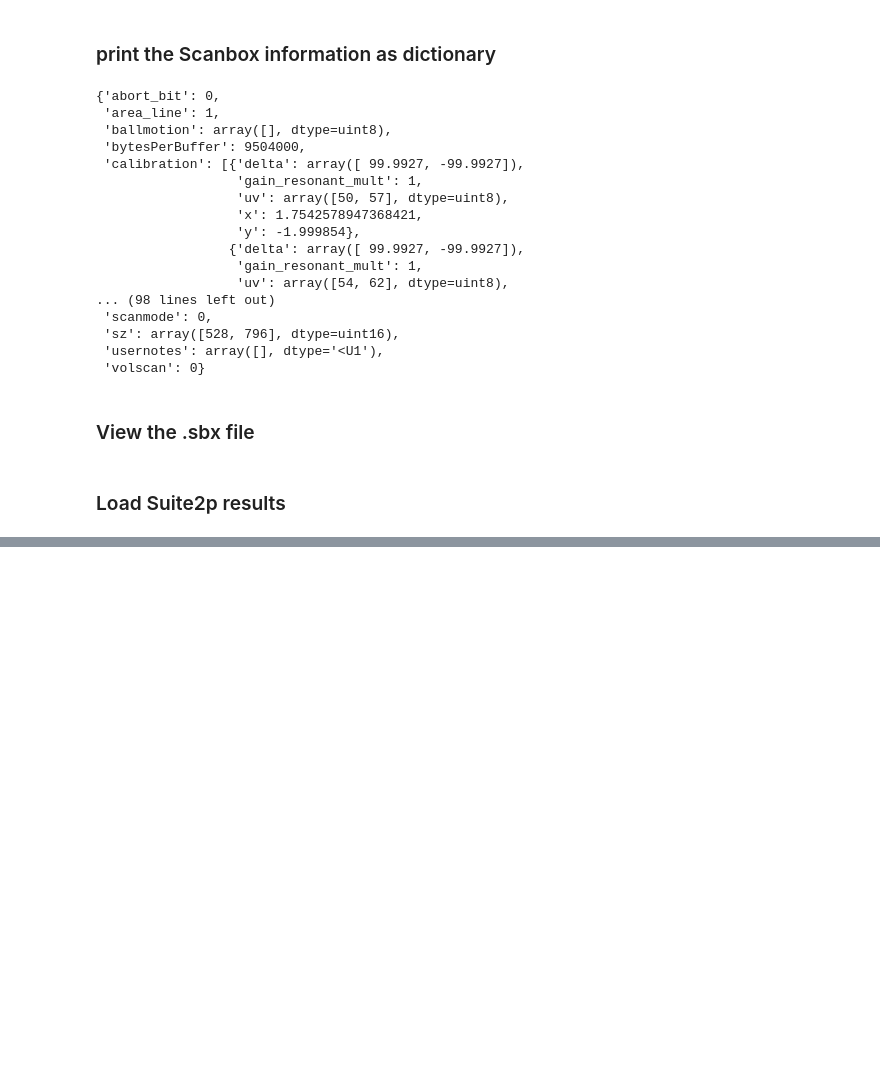
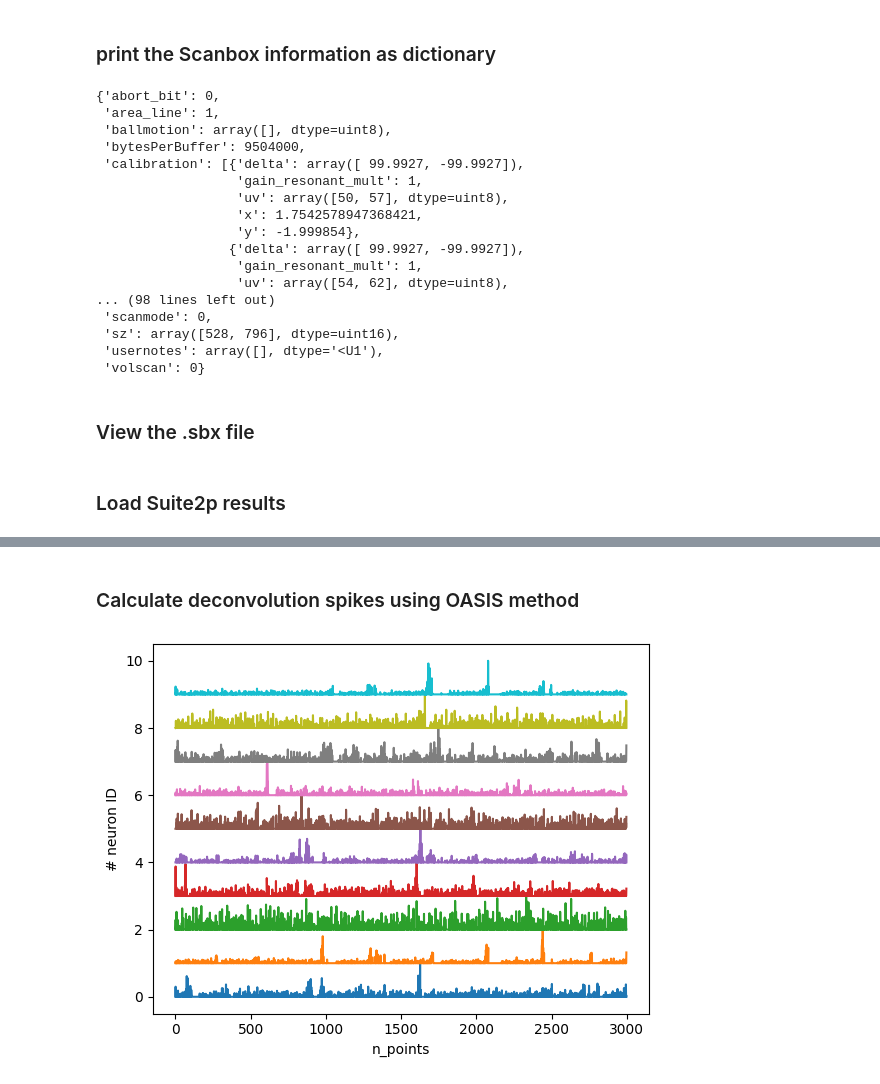
Before and after one commit to ytsimon2004/neuralib, a Jupyter notebook: doc/source/notebooks/example_calimg.ipynb, the cells around one changed output, grey strips where cells are left out. Saved outputs shown, nothing was run; the diff lists cells and outputs as text; code cells hidden in the pictures; blank space fills up the shorter version.

```diff
--- a/doc/source/notebooks/example_calimg.ipynb
+++ b/doc/source/notebooks/example_calimg.ipynb
@@ -65,0 +94,17 @@ plt.show()
+# %% [markdown]
+### Calculate deconvolution spikes using OASIS method
+# %%
+spks = oasis_dcnv(dff, tau=s2p.indicator_tau, fs=s2p.fs)
+spks = spks / np.max(spks, axis=1, keepdims=True)
+n_neurons = spks.shape[0]
+
+y = 0
+for i in range(n_neurons):
+    plt.plot(spks[i] + y)
+    y += 1
+
+plt.xlabel('n_points')
+plt.ylabel('# neuron ID')
+plt.show()
+# %% [output]
+[figure, added]
```
Also changed, not shown: parts of 11 cells of this notebook, 11 other files.
